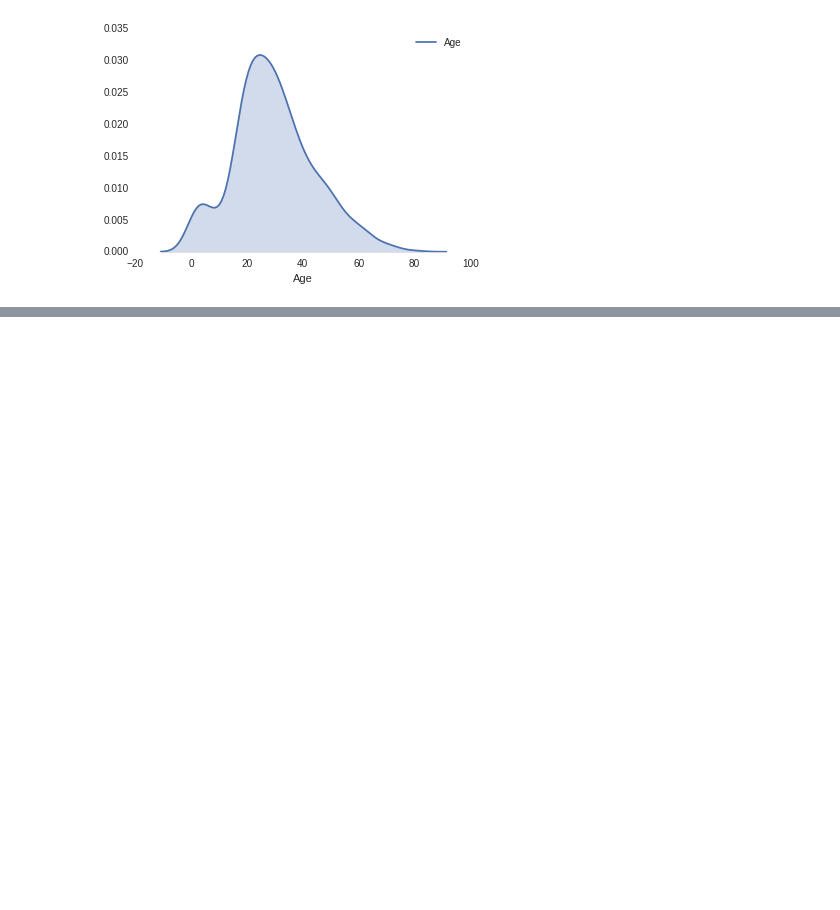
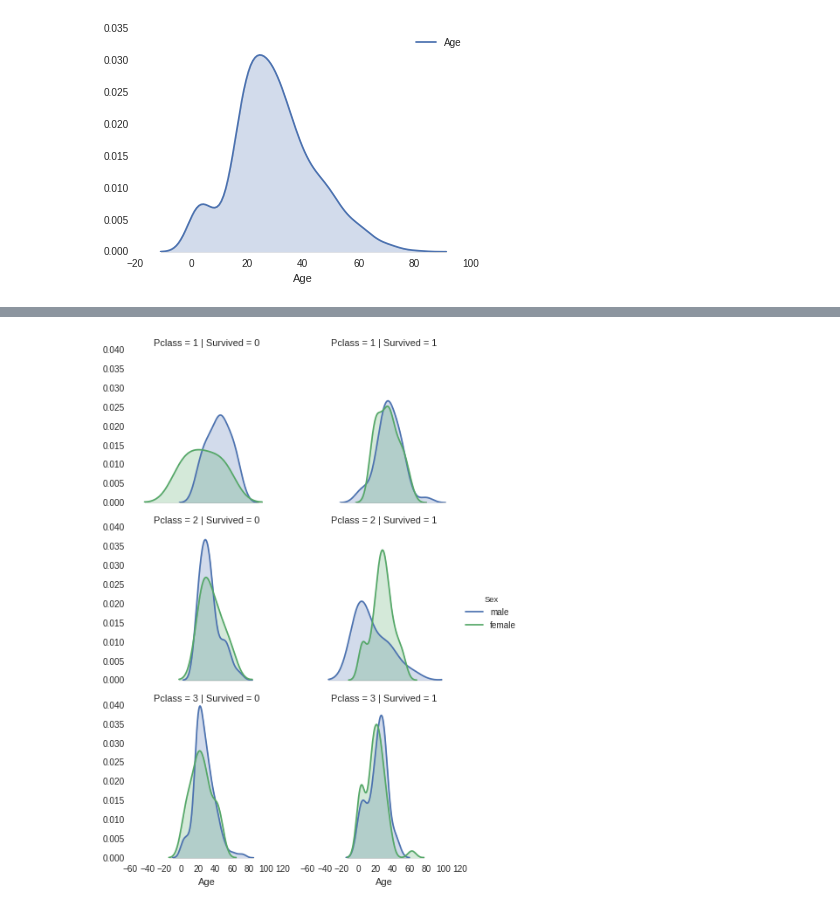
Before and after one commit to lemoinef/Exploratory-Data-Visualization, a Jupyter notebook: conditional_plots.ipynb, the cells around one changed output, grey strips where cells are left out. Cells and saved outputs as stored; diff of their text form; code cells hidden in the pictures; blank space fills up the shorter version.

```diff
--- a/conditional_plots.ipynb
+++ b/conditional_plots.ipynb
@@ -94,0 +129,8 @@ plt.xlabel('Age')
+# %%
+g = sns.FacetGrid(titanic, col="Survived", row="Pclass", hue="Sex", size=3)
+g.map(sns.kdeplot, "Age", shade=True)
+g.add_legend()
+sns.despine(left=True, bottom=True)
+plt.show()
+# %% [output]
+[figure, added]
```
Also changed, not shown: parts of 7 cells of this notebook.
